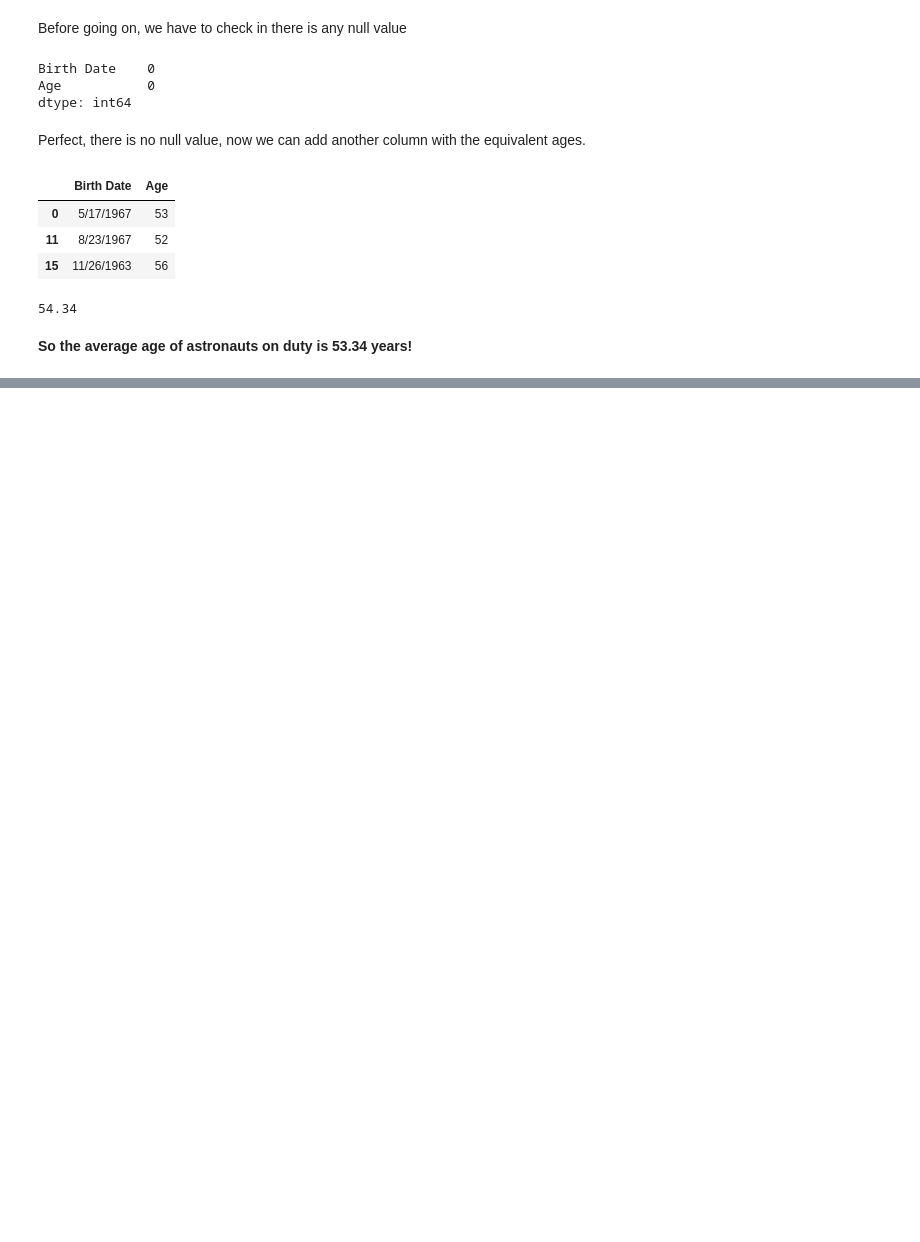
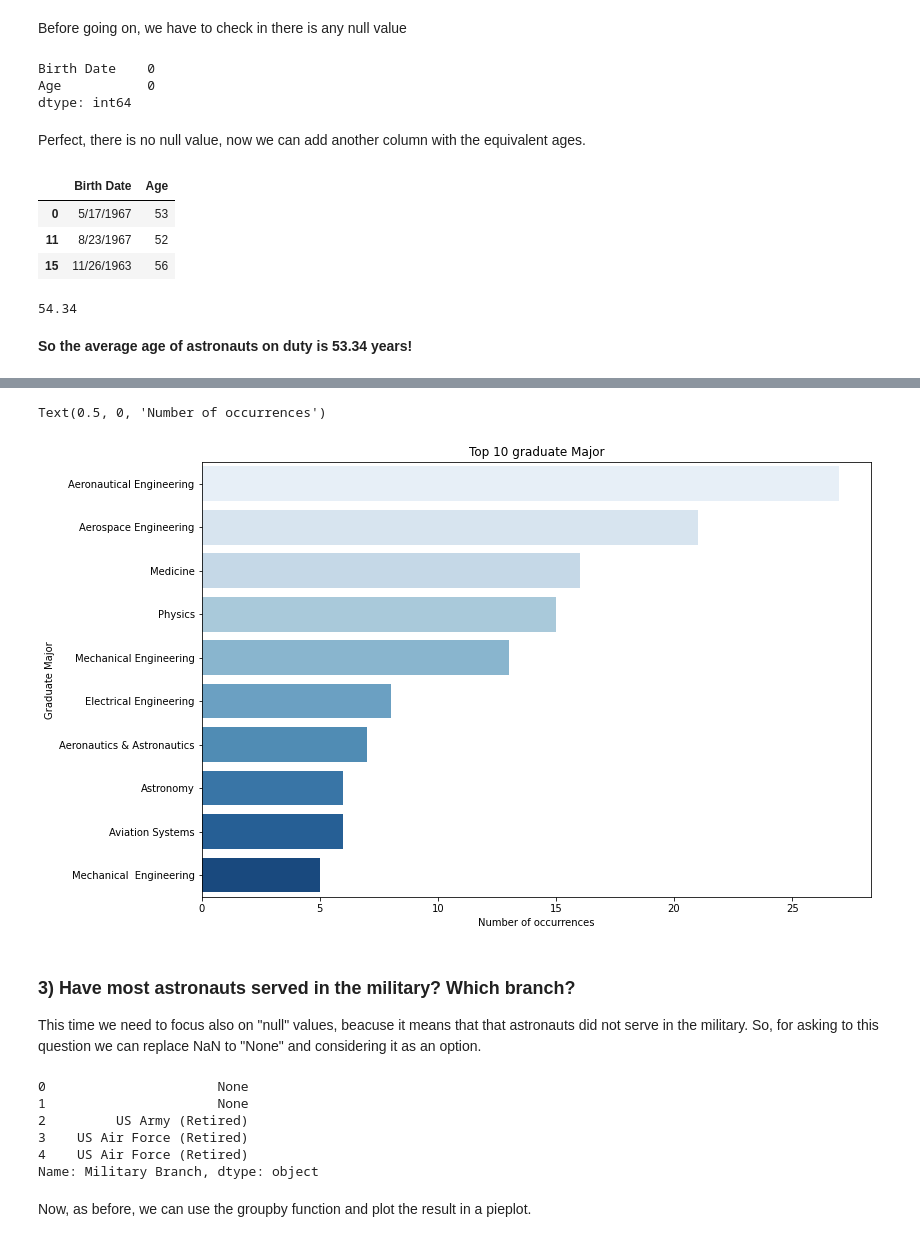
Before and after one commit to francescodisalvo05/NASAstronauts, a Jupyter notebook: NASAstronauts.ipynb, the cells around one changed output, grey strips where cells are left out. Cells and saved outputs as stored; diff of their text form; code cells hidden in the pictures; blank space fills up the shorter version.

```diff
--- a/NASAstronauts.ipynb
+++ b/NASAstronauts.ipynb
@@ -80,0 +92,24 @@ df_years["Age"].mean()
+# %%
+graduate = df.groupby(["Graduate Major"]).count()['Name'].sort_values(ascending=False)[:10]
+
+plt.figure(figsize=(12, 8))
+sns.barplot(y=graduate.index, x=graduate.values, palette="Blues").set_title("Top 10 graduate Major")
+plt.xlabel("Number of occurrences")
+# %% [output]
+Text(0.5, 0, 'Number of occurrences')
+[figure, added]
+# %% [markdown]
+### 3) Have most astronauts served in the military? Which branch?
+This time we need to focus also on "null" values, beacuse it means that that astronauts did not serve in the military. So, for asking to this question we can replace NaN to "None" and considering it as an option.
+# %%
+df_military = df.fillna({'Military Branch':'None'})
+df_military["Military Branch"][:5]
+# %% [output]
+0                      None
+1                      None
+2         US Army (Retired)
+3    US Air Force (Retired)
+4    US Air Force (Retired)
+Name: Military Branch, dtype: object
+# %% [markdown]
+Now, as before, we can use the groupby function and plot the result in a pieplot.
```
Also changed, not shown: parts of 10 cells of this notebook.
